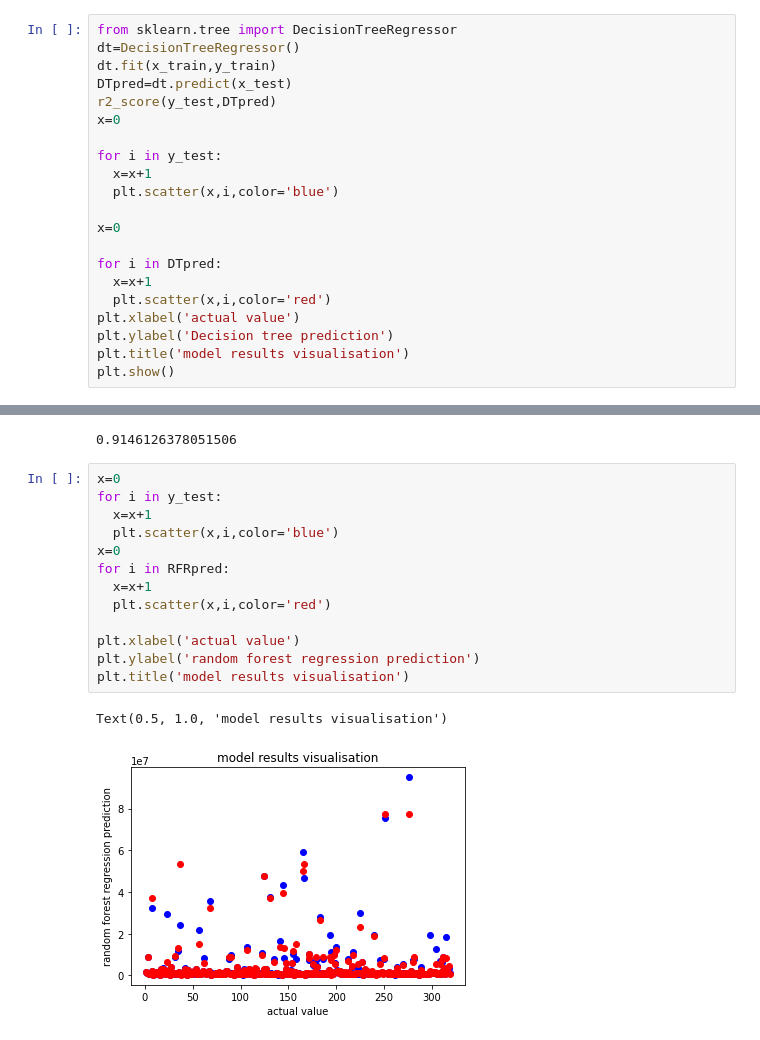
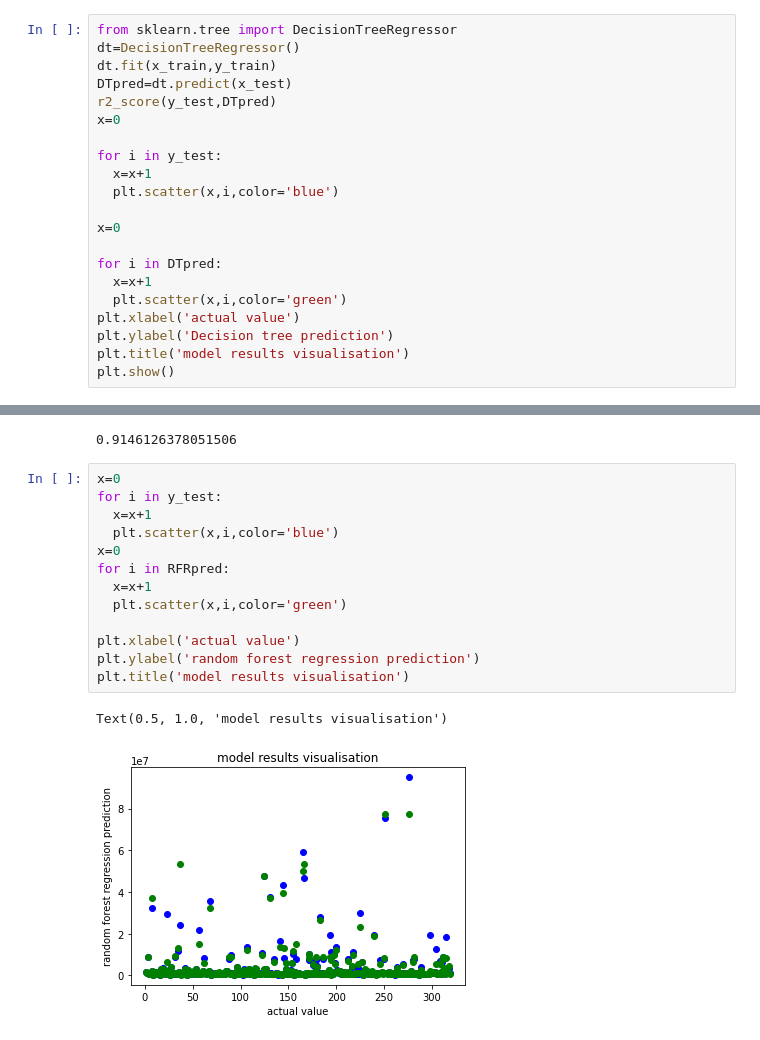
Before and after one commit to RonitGupta2002/proj1, a Jupyter notebook: Project1.ipynb, the cells around one changed output, grey strips where cells are left out. Drawn from its saved outputs; the diff is of its cells as text.

```diff
--- a/Project1.ipynb
+++ b/Project1.ipynb
@@ -235,7 +235,7 @@ x=0
 
 for i in DTpred:
   x=x+1
-  plt.scatter(x,i,color='red')
+  plt.scatter(x,i,color='green')
 plt.xlabel('actual value')
 plt.ylabel('Decision tree prediction')
 plt.title('model results visualisation')
@@ -263,16 +263,16 @@ r2_score(y_test,RFRpred)
 # %%
 x=0
 for i in y_test:
   x=x+1
   plt.scatter(x,i,color='blue')
 x=0
 for i in RFRpred:
   x=x+1
-  plt.scatter(x,i,color='red')
+  plt.scatter(x,i,color='green')
 
 plt.xlabel('actual value')
 plt.ylabel('random forest regression prediction')
 plt.title('model results visualisation')
 # %% [output]
 Text(0.5, 1.0, 'model results visualisation')
-[figure, old version]
+[figure, new version]
```
Also changed, not shown: parts of 2 cells of this notebook.
